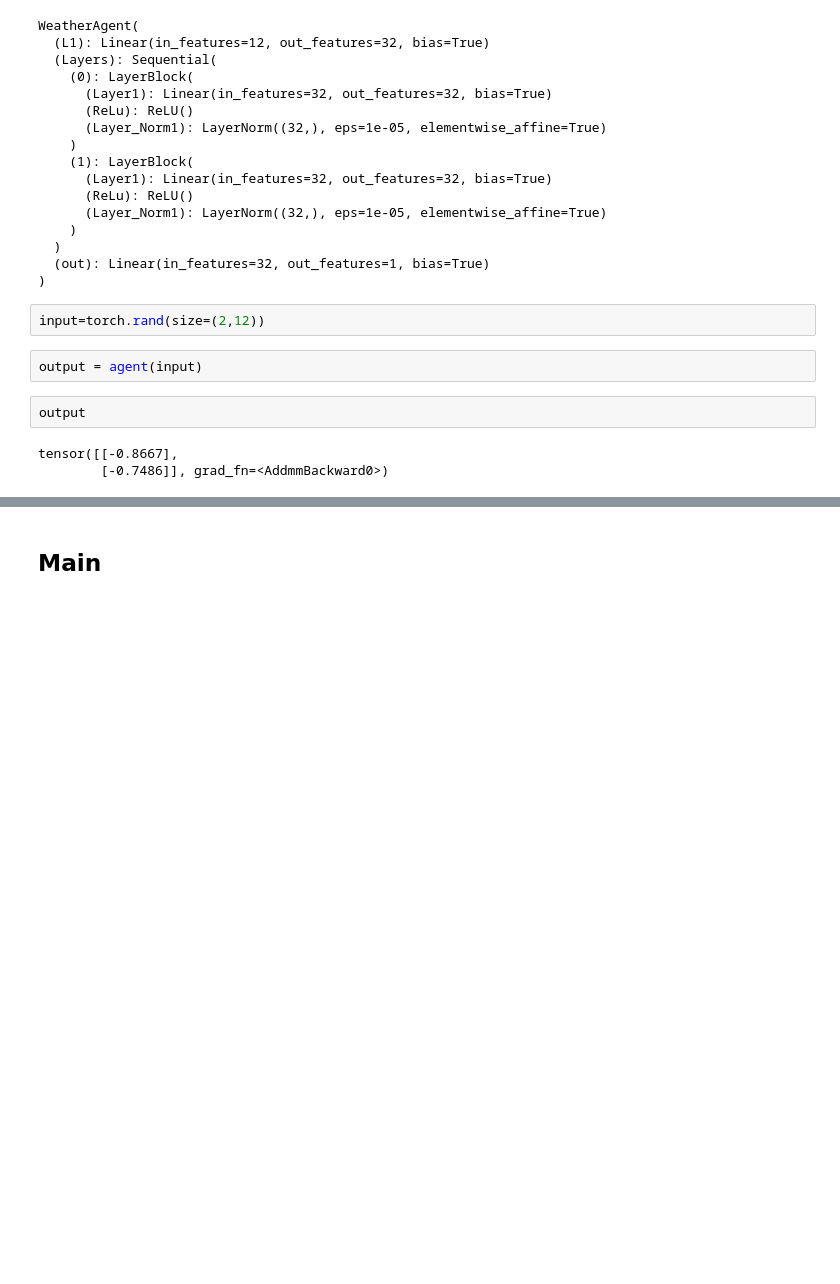
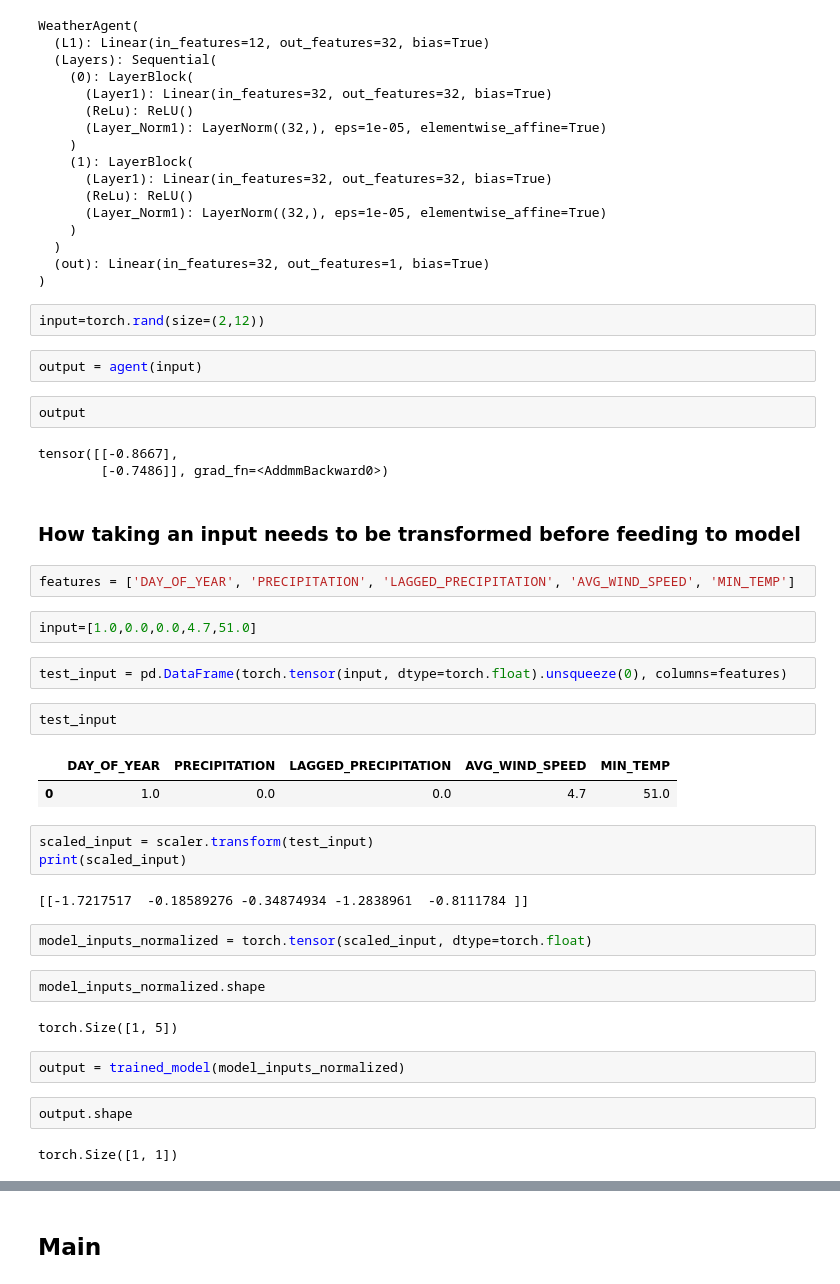
Before and after one commit to BrianP490/Weather_Predictor, a Jupyter notebook: notebooks/Training_Loop_00_01.ipynb, the cells around one changed output, grey strips where cells are left out. Drawn from its saved outputs; the diff is of its cells as text; blank space fills up the shorter version.

```diff
--- a/notebooks/Training_Loop_00_01.ipynb
+++ b/notebooks/Training_Loop_00_01.ipynb
@@ -390,3 +403,33 @@ output
 # %% [output]
 tensor([[-0.8667],
         [-0.7486]], grad_fn=<AddmmBackward0>)
+# %% [markdown]
+### How taking an input needs to be transformed before feeding to model
+# %%
+features = ['DAY_OF_YEAR', 'PRECIPITATION', 'LAGGED_PRECIPITATION', 'AVG_WIND_SPEED', 'MIN_TEMP']
+# %%
+input=[1.0,0.0,0.0,4.7,51.0]
+# %%
+test_input = pd.DataFrame(torch.tensor(input, dtype=torch.float).unsqueeze(0), columns=features)
+# %%
+test_input
+# %% [output]
+|  | DAY_OF_YEAR | PRECIPITATION | LAGGED_PRECIPITATION | AVG_WIND_SPEED | MIN_TEMP |
+| 0 | 1.0 | 0.0 | 0.0 | 4.7 | 51.0 |
+# %%
+scaled_input = scaler.transform(test_input)
+print(scaled_input)
+# %% [output]
+[[-1.7217517  -0.18589276 -0.34874934 -1.2838961  -0.8111784 ]]
+# %%
+model_inputs_normalized = torch.tensor(scaled_input, dtype=torch.float)
+# %%
+model_inputs_normalized.shape
+# %% [output]
+torch.Size([1, 5])
+# %%
+output = trained_model(model_inputs_normalized)
+# %%
+output.shape
+# %% [output]
+torch.Size([1, 1])
```
Also changed, not shown: parts of 25 cells of this notebook, 5 other files.
